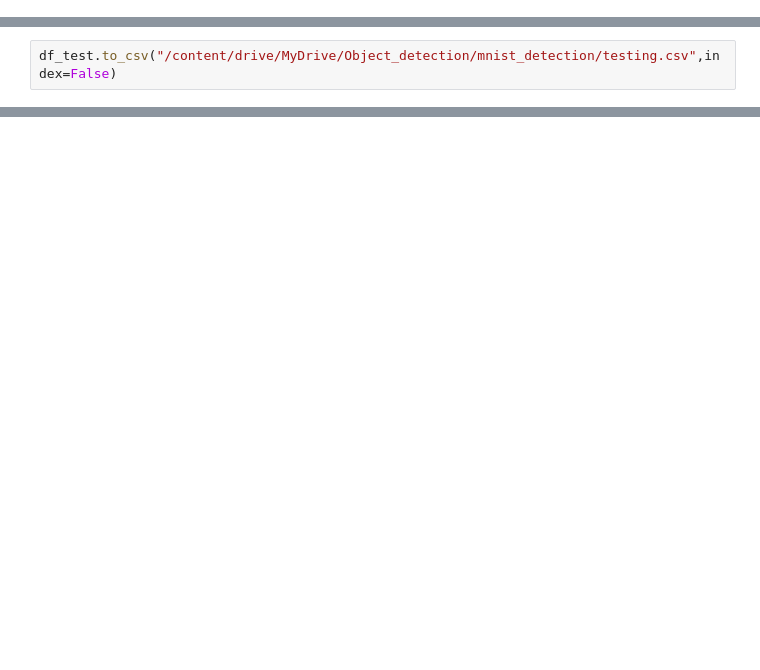
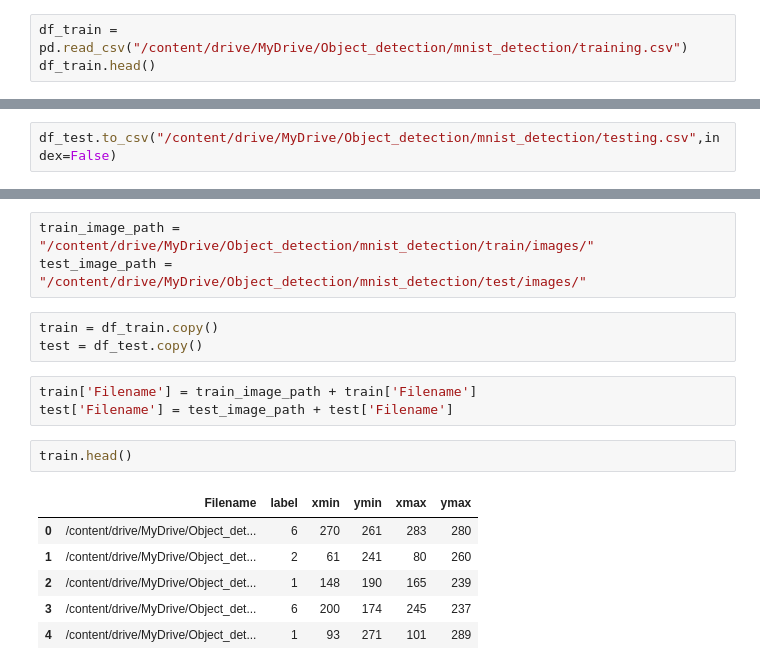
Before and after one commit to plaban1981/DL_guided_Project, a Jupyter notebook: MNIST_object_detection.ipynb, the cells around one changed output, grey strips where cells are left out. Drawn from its saved outputs; the diff is of its cells as text; blank space fills up the shorter version.

```diff
--- a/MNIST_object_detection.ipynb
+++ b/MNIST_object_detection.ipynb
@@ -161,0 +168,3 @@ df_train.to_csv("/content/drive/MyDrive/Object_detection/mnist_detection/trainin
+# %%
+df_train = pd.read_csv("/content/drive/MyDrive/Object_detection/mnist_detection/training.csv")
+df_train.head()
@@ -217,0 +238,18 @@ object_detection/protos/*.proto: No such file or directory
+# %%
+train_image_path = "/content/drive/MyDrive/Object_detection/mnist_detection/train/images/"
+test_image_path = "/content/drive/MyDrive/Object_detection/mnist_detection/test/images/"
+# %%
+train = df_train.copy()
+test = df_test.copy()
+# %%
+train['Filename'] = train_image_path + train['Filename']
+test['Filename'] = test_image_path + test['Filename']
+# %%
+train.head()
+# %% [output]
+|  | Filename | label | xmin | ymin | xmax | ymax |
+| 0 | /content/drive/MyDrive/Object_det... | 6 | 270 | 261 | 283 | 280 |
+| 1 | /content/drive/MyDrive/Object_det... | 2 | 61 | 241 | 80 | 260 |
+| 2 | /content/drive/MyDrive/Object_det... | 1 | 148 | 190 | 165 | 239 |
+| 3 | /content/drive/MyDrive/Object_det... | 6 | 200 | 174 | 245 | 237 |
+| 4 | /content/drive/MyDrive/Object_det... | 1 | 93 | 271 | 101 | 289 |
```
Also changed, not shown: parts of 26 cells of this notebook.
